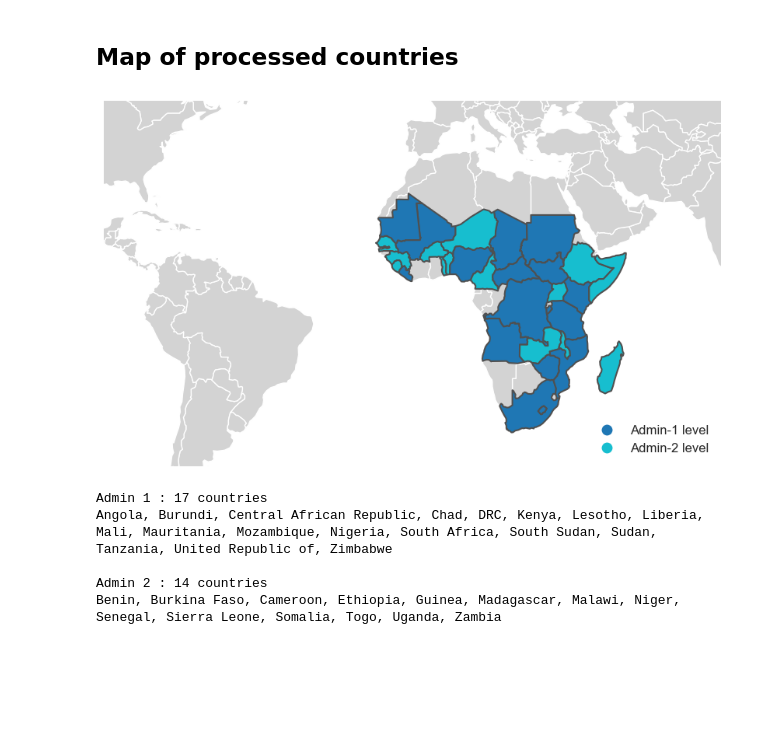
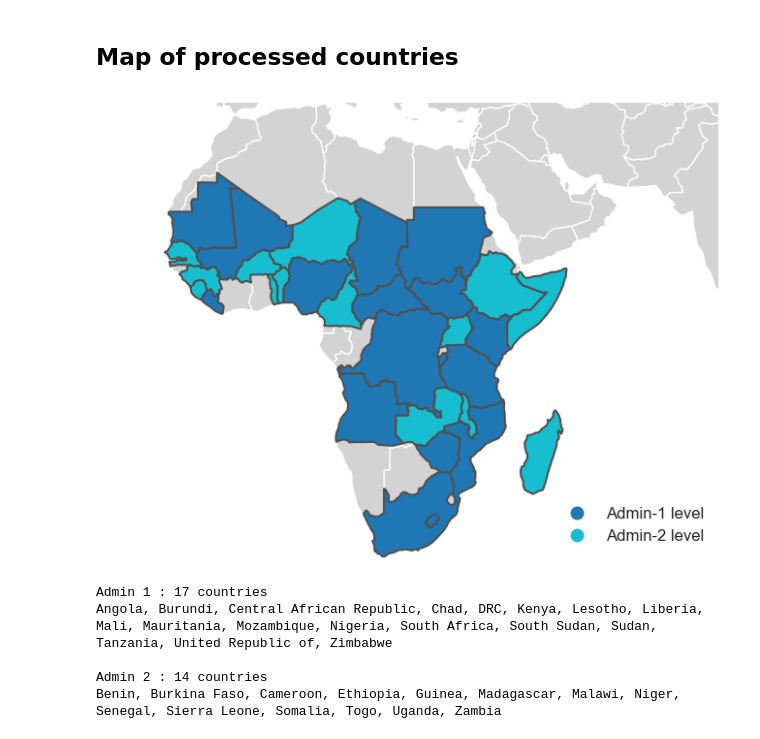
Before and after one commit to HarvestStat/HarvestStat, a Jupyter notebook: notebook/Combine_CropData.ipynb, the cells around one changed output. Drawn from its saved outputs; the diff is of its cells as text; code cells hidden in the pictures; blank space fills up the shorter version.

```diff
--- a/notebook/Combine_CropData.ipynb
+++ b/notebook/Combine_CropData.ipynb
@@ -300,35 +300,35 @@ somalia = world[world['name'].isin(['Somalia', 'Somaliland'])].dissolve()
 world = pd.concat([world[~world['name'].isin(['Somalia', 'Somaliland'])], somalia], axis=0)
 world.replace(
     {   'Tanzania':'Tanzania, United Republic of',
         'Dem. Rep. Congo':'DRC',
         'Central African Rep.': 'Central African Republic',
         'S. Sudan':'South Sudan',
     }, inplace=True
 )
 df = pd.read_csv('../public/hvstat_data.csv', index_col=0)
 # ----------------------------------------------------------- #
 df['admin'] = df['fnid'].apply(lambda x: x[7])
 country_processed = df[['country','admin']].drop_duplicates()
 map_processed = world.merge(country_processed, left_on='name', right_on='country', how='inner')
 assert len(map_processed['country'].dropna().unique()) == len(df['country'].unique())
 map_processed['admin'] = map_processed['admin'].replace({'1':'Admin-1 level', '2':'Admin-2 level'})
 
 # Plotting
 mapdata = map_processed.copy().to_crs('epsg:3857')
 sns.set_style("white", {'axes.linewidth': 1, 'grid.color': 'black'})
 fig, ax = plt.subplots(nrows=1, ncols=1, figsize=(10,5), facecolor='w')
 ax.set_axis_off()
 ax.set_aspect('equal')
-ax.axis([-10287412, 8589989, -5174166, 6005999])
+ax.axis([-3087412, 8589989, -4174166, 4505999])
 world.to_crs('epsg:3857').plot(ax=ax, color='lightgrey')
 mapdata.plot(ax=ax, column='admin',linewidth=1.5, edgecolor='#505050', zorder=2,
             categorical=True, legend=True,
             legend_kwds={'loc': 'lower right', 'bbox_to_anchor':(1,0), 'frameon':False, 'fontsize':12},
 )
 plt.tight_layout()
 fig.savefig('../docs/current_status_map.svg',pad_inches=0, bbox_inches='tight', transparent=False)
 # %% [output]
-[figure, old version]
+[figure, new version]
 # %%
 country_processed.groupby('admin')['country'].count()
 # Group by admin level, and aggregate texts of each country. When grouping, sort countries by alphabet order.
```
Also changed, not shown: parts of 1 cell of this notebook, 12 other files.
